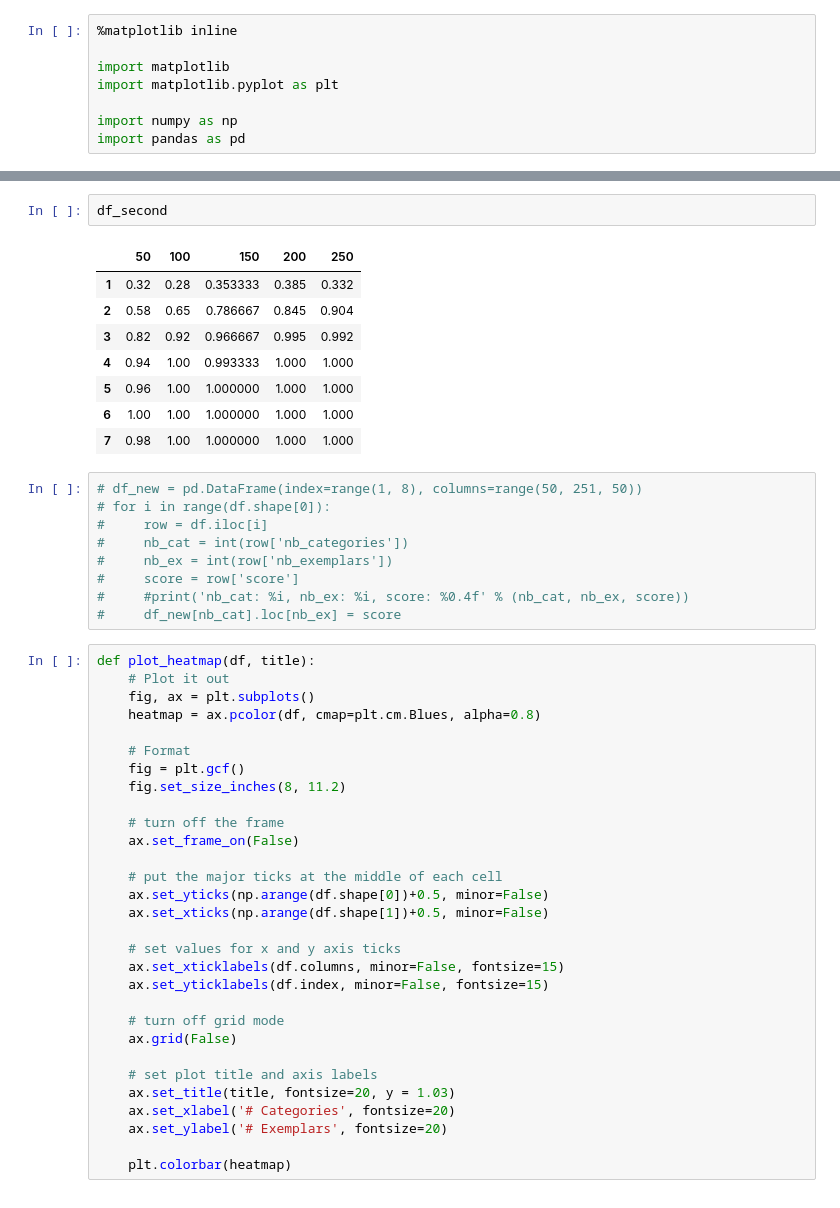
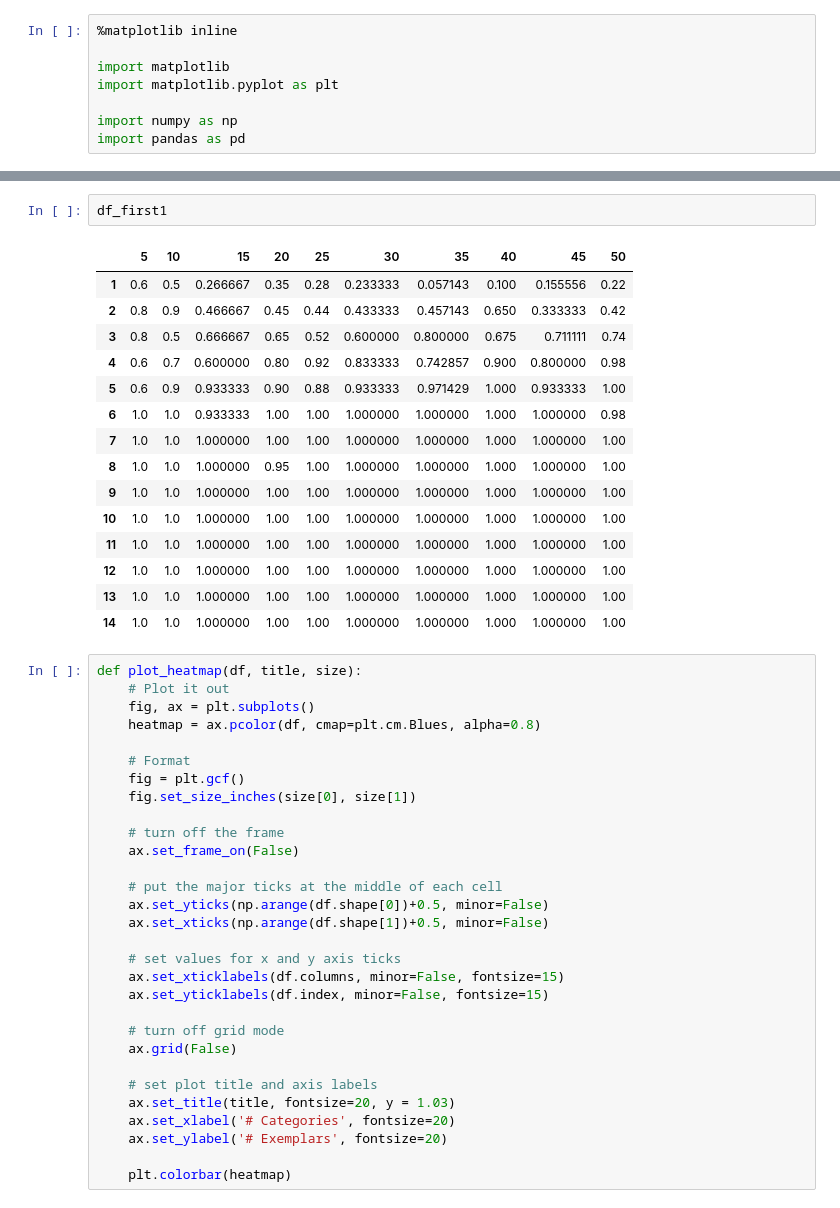
Before and after one commit to rfeinman/learning-to-learn, a Jupyter notebook: notebooks/heatmap.ipynb, the cells around one changed output, grey strips where cells are left out. Cells and saved outputs as stored; diff of their text form.

```diff
--- a/notebooks/heatmap.ipynb
+++ b/notebooks/heatmap.ipynb
@@ -23,32 +14,30 @@ df_first
-# %%
-df_second
-# %% [output]
-|  | 50 | 100 | 150 | 200 | 250 |
-| 1 | 0.32 | 0.28 | 0.353333 | 0.385 | 0.332 |
-| 2 | 0.58 | 0.65 | 0.786667 | 0.845 | 0.904 |
-| 3 | 0.82 | 0.92 | 0.966667 | 0.995 | 0.992 |
-| 4 | 0.94 | 1.00 | 0.993333 | 1.000 | 1.000 |
-| 5 | 0.96 | 1.00 | 1.000000 | 1.000 | 1.000 |
-| 6 | 1.00 | 1.00 | 1.000000 | 1.000 | 1.000 |
-| 7 | 0.98 | 1.00 | 1.000000 | 1.000 | 1.000 |
-# %%
-# df_new = pd.DataFrame(index=range(1, 8), columns=range(50, 251, 50))
-# for i in range(df.shape[0]):
-#     row = df.iloc[i]
-#     nb_cat = int(row['nb_categories'])
-#     nb_ex = int(row['nb_exemplars'])
-#     score = row['score']
-#     #print('nb_cat: %i, nb_ex: %i, score: %0.4f' % (nb_cat, nb_ex, score))
-#     df_new[nb_cat].loc[nb_ex] = score
+# %%
+df_first1
+# %% [output]
+|  | 5 | 10 | 15 | 20 | 25 | 30 | 35 | 40 | 45 | 50 |
+| 1 | 0.6 | 0.5 | 0.266667 | 0.35 | 0.28 | 0.233333 | 0.057143 | 0.100 | 0.155556 | 0.22 |
+| 2 | 0.8 | 0.9 | 0.466667 | 0.45 | 0.44 | 0.433333 | 0.457143 | 0.650 | 0.333333 | 0.42 |
+| 3 | 0.8 | 0.5 | 0.666667 | 0.65 | 0.52 | 0.600000 | 0.800000 | 0.675 | 0.711111 | 0.74 |
+| 4 | 0.6 | 0.7 | 0.600000 | 0.80 | 0.92 | 0.833333 | 0.742857 | 0.900 | 0.800000 | 0.98 |
+| 5 | 0.6 | 0.9 | 0.933333 | 0.90 | 0.88 | 0.933333 | 0.971429 | 1.000 | 0.933333 | 1.00 |
+| 6 | 1.0 | 1.0 | 0.933333 | 1.00 | 1.00 | 1.000000 | 1.000000 | 1.000 | 1.000000 | 0.98 |
+| 7 | 1.0 | 1.0 | 1.000000 | 1.00 | 1.00 | 1.000000 | 1.000000 | 1.000 | 1.000000 | 1.00 |
+| 8 | 1.0 | 1.0 | 1.000000 | 0.95 | 1.00 | 1.000000 | 1.000000 | 1.000 | 1.000000 | 1.00 |
+| 9 | 1.0 | 1.0 | 1.000000 | 1.00 | 1.00 | 1.000000 | 1.000000 | 1.000 | 1.000000 | 1.00 |
+| 10 | 1.0 | 1.0 | 1.000000 | 1.00 | 1.00 | 1.000000 | 1.000000 | 1.000 | 1.000000 | 1.00 |
+| 11 | 1.0 | 1.0 | 1.000000 | 1.00 | 1.00 | 1.000000 | 1.000000 | 1.000 | 1.000000 | 1.00 |
+| 12 | 1.0 | 1.0 | 1.000000 | 1.00 | 1.00 | 1.000000 | 1.000000 | 1.000 | 1.000000 | 1.00 |
+| 13 | 1.0 | 1.0 | 1.000000 | 1.00 | 1.00 | 1.000000 | 1.000000 | 1.000 | 1.000000 | 1.00 |
+| 14 | 1.0 | 1.0 | 1.000000 | 1.00 | 1.00 | 1.000000 | 1.000000 | 1.000 | 1.000000 | 1.00 |
 # %%
-def plot_heatmap(df, title):
+def plot_heatmap(df, title, size):
     # Plot it out
     fig, ax = plt.subplots()
     heatmap = ax.pcolor(df, cmap=plt.cm.Blues, alpha=0.8)
 
     # Format
     fig = plt.gcf()
-    fig.set_size_inches(8, 11.2)
+    fig.set_size_inches(size[0], size[1])
 
     # turn off the frame
     ax.set_frame_on(False)
```
Also changed, not shown: parts of 6 cells of this notebook, 1 other file.
